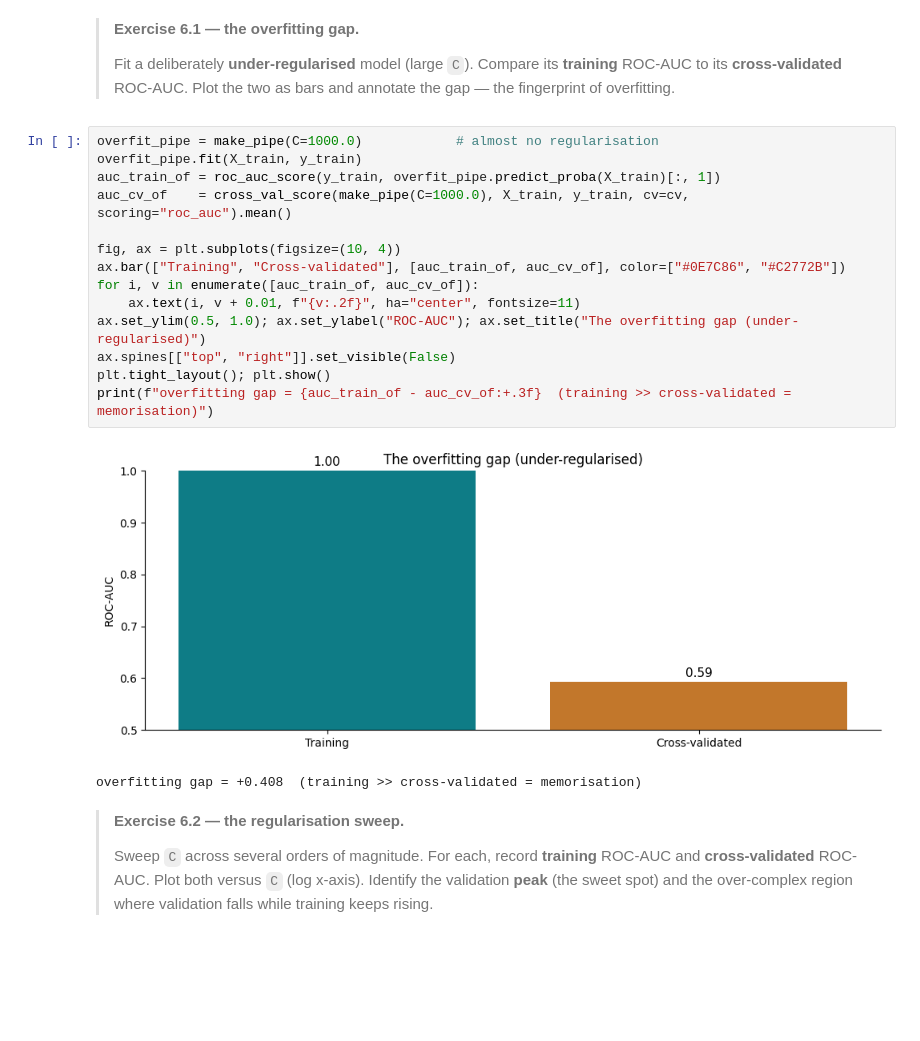
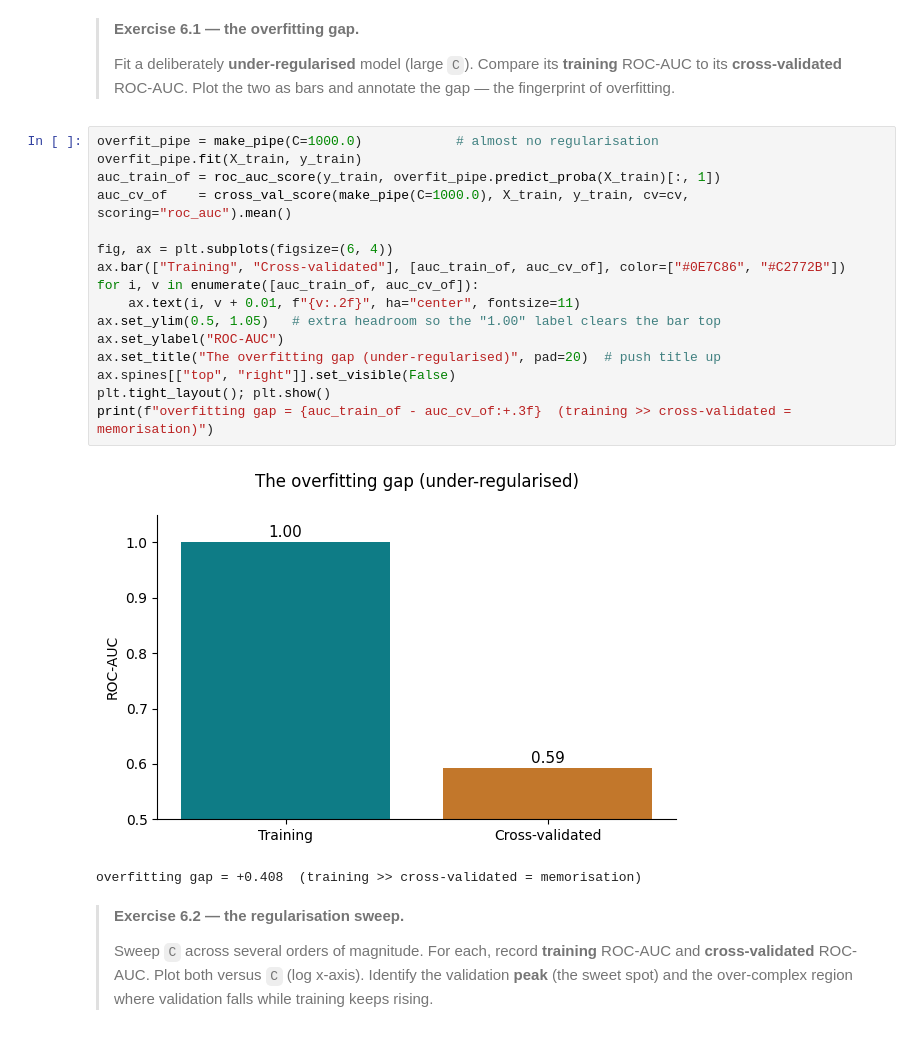
Before and after one commit to zhanyinx/ml26, a Jupyter notebook: solutions/lesson02_baseline_model/notebooks/lesson02_solutions.ipynb, the cells around one changed output. Cells and saved outputs as stored; diff of their text form; blank space fills up the shorter version.

```diff
--- a/solutions/lesson02_baseline_model/notebooks/lesson02_solutions.ipynb
+++ b/solutions/lesson02_baseline_model/notebooks/lesson02_solutions.ipynb
@@ -568,19 +597,21 @@ regularisation sweep that reveals the validation sweet spot.
 # %%
 overfit_pipe = make_pipe(C=1000.0)            # almost no regularisation
 overfit_pipe.fit(X_train, y_train)
 auc_train_of = roc_auc_score(y_train, overfit_pipe.predict_proba(X_train)[:, 1])
 auc_cv_of    = cross_val_score(make_pipe(C=1000.0), X_train, y_train, cv=cv, scoring="roc_auc").mean()
 
-fig, ax = plt.subplots(figsize=(10, 4))
+fig, ax = plt.subplots(figsize=(6, 4))
 ax.bar(["Training", "Cross-validated"], [auc_train_of, auc_cv_of], color=["#0E7C86", "#C2772B"])
 for i, v in enumerate([auc_train_of, auc_cv_of]):
     ax.text(i, v + 0.01, f"{v:.2f}", ha="center", fontsize=11)
-ax.set_ylim(0.5, 1.0); ax.set_ylabel("ROC-AUC"); ax.set_title("The overfitting gap (under-regularised)")
+ax.set_ylim(0.5, 1.05)   # extra headroom so the "1.00" label clears the bar top
+ax.set_ylabel("ROC-AUC")
+ax.set_title("The overfitting gap (under-regularised)", pad=20)  # push title up
 ax.spines[["top", "right"]].set_visible(False)
 plt.tight_layout(); plt.show()
 print(f"overfitting gap = {auc_train_of - auc_cv_of:+.3f}  (training >> cross-validated = memorisation)")
 # %% [output]
-[figure, old version]
+[figure, new version]
 overfitting gap = +0.408  (training >> cross-validated = memorisation)
 # %% [markdown]
 > **Exercise 6.2 — the regularisation sweep.**
```
Also changed, not shown: parts of 4 cells of this notebook.
